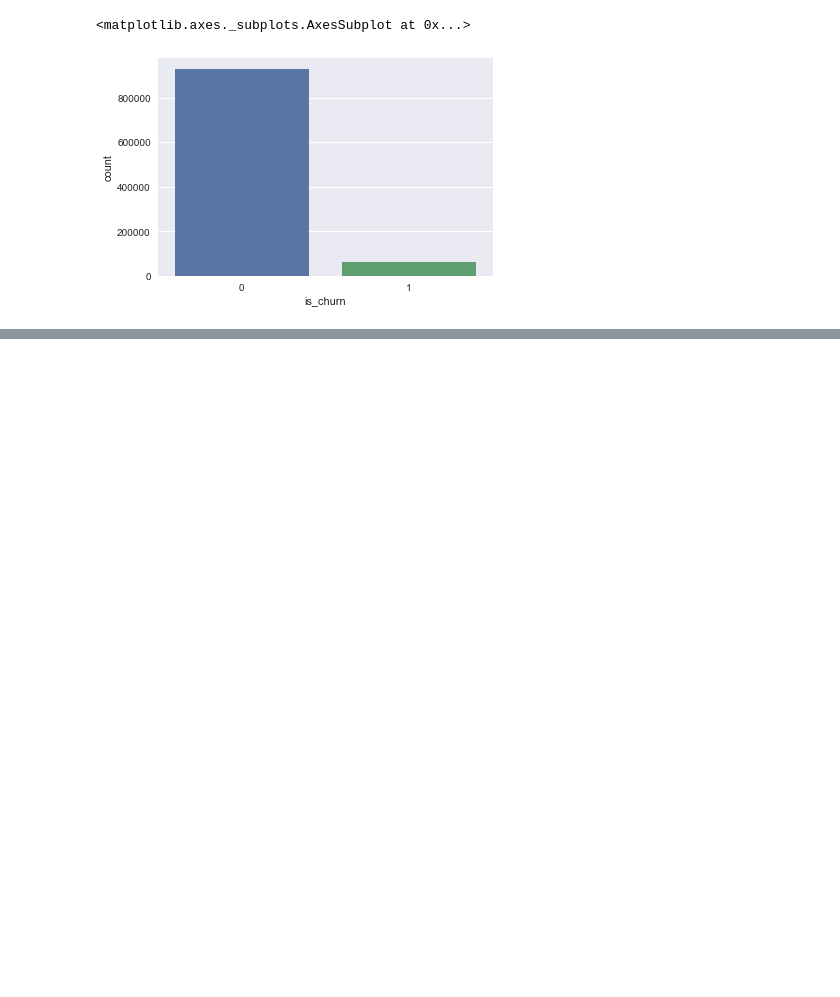
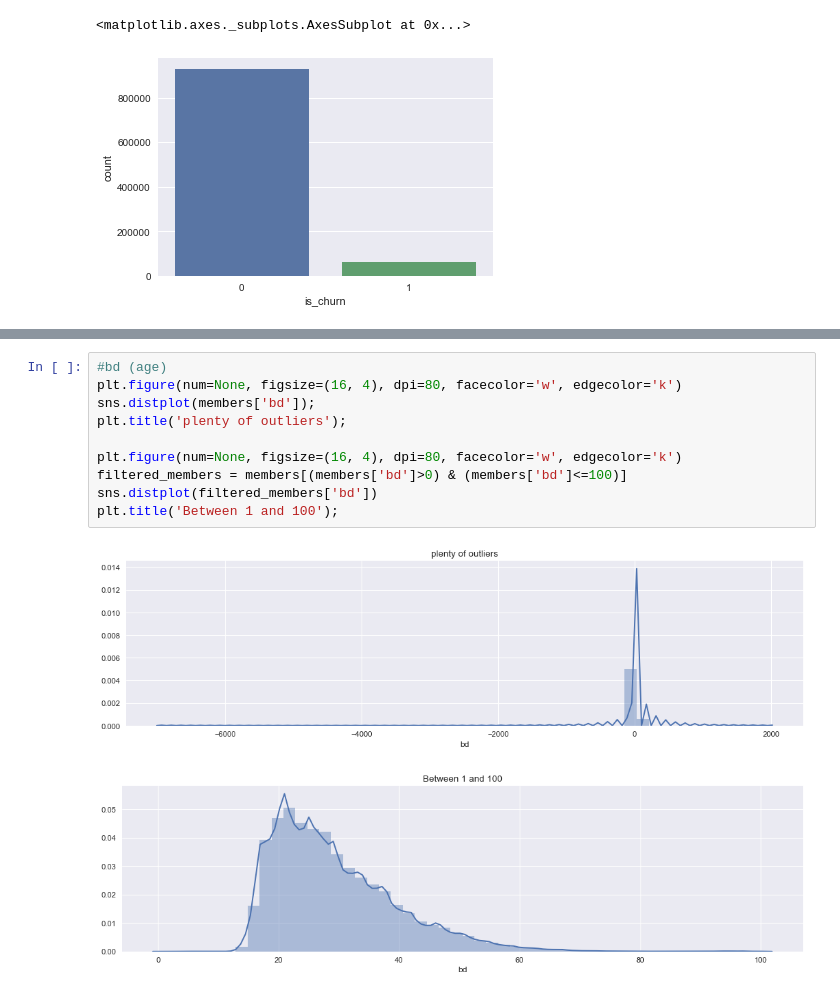
Before and after one commit to calestini/Kcompetition, a Jupyter notebook: DataWrangling.ipynb, the cells around one changed output, grey strips where cells are left out. Drawn from its saved outputs; the diff is of its cells as text; blank space fills up the shorter version.

```diff
--- a/DataWrangling.ipynb
+++ b/DataWrangling.ipynb
@@ -65,0 +75,13 @@ sns.countplot(train['is_churn'])
+# %%
+#bd (age)
+plt.figure(num=None, figsize=(16, 4), dpi=80, facecolor='w', edgecolor='k')
+sns.distplot(members['bd']);
+plt.title('plenty of outliers');
+
+plt.figure(num=None, figsize=(16, 4), dpi=80, facecolor='w', edgecolor='k')
+filtered_members = members[(members['bd']>0) & (members['bd']<=100)]
+sns.distplot(filtered_members['bd'])
+plt.title('Between 1 and 100');
+# %% [output]
+[figure, added]
+[figure, added]
```
Also changed, not shown: parts of 25 cells of this notebook.
